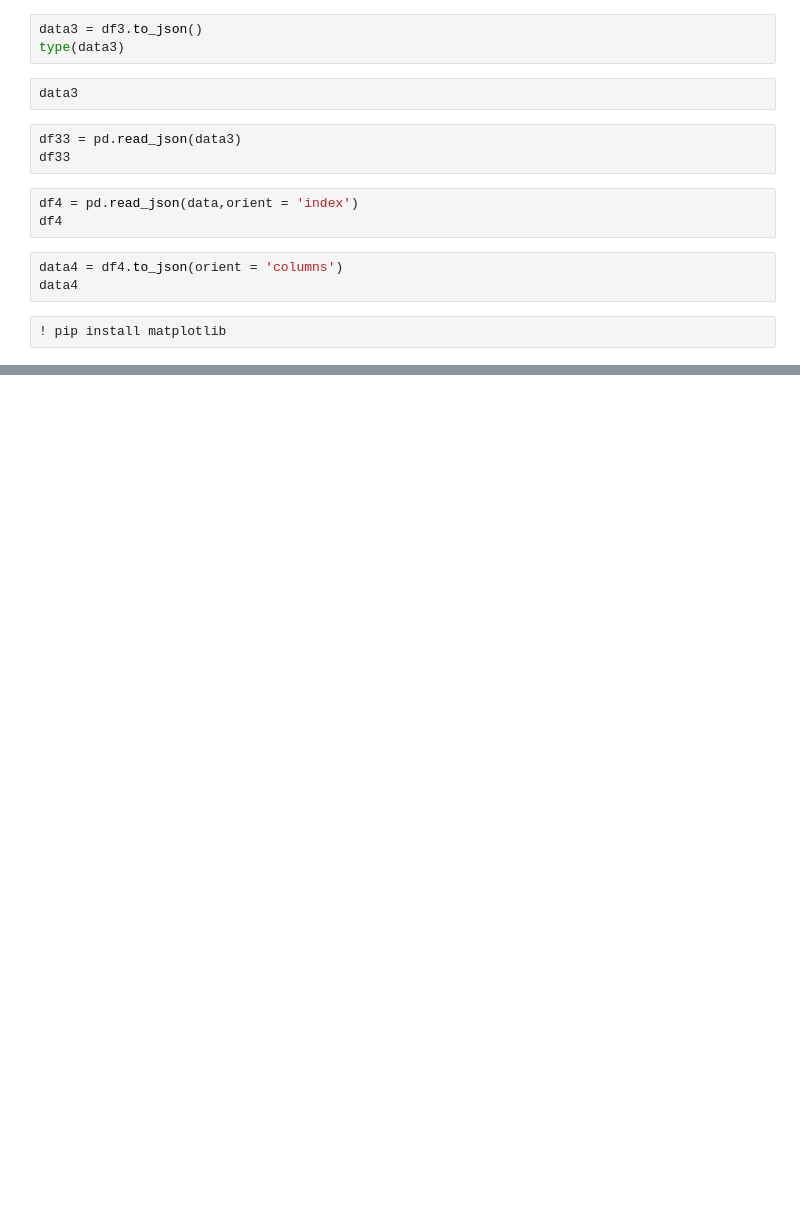
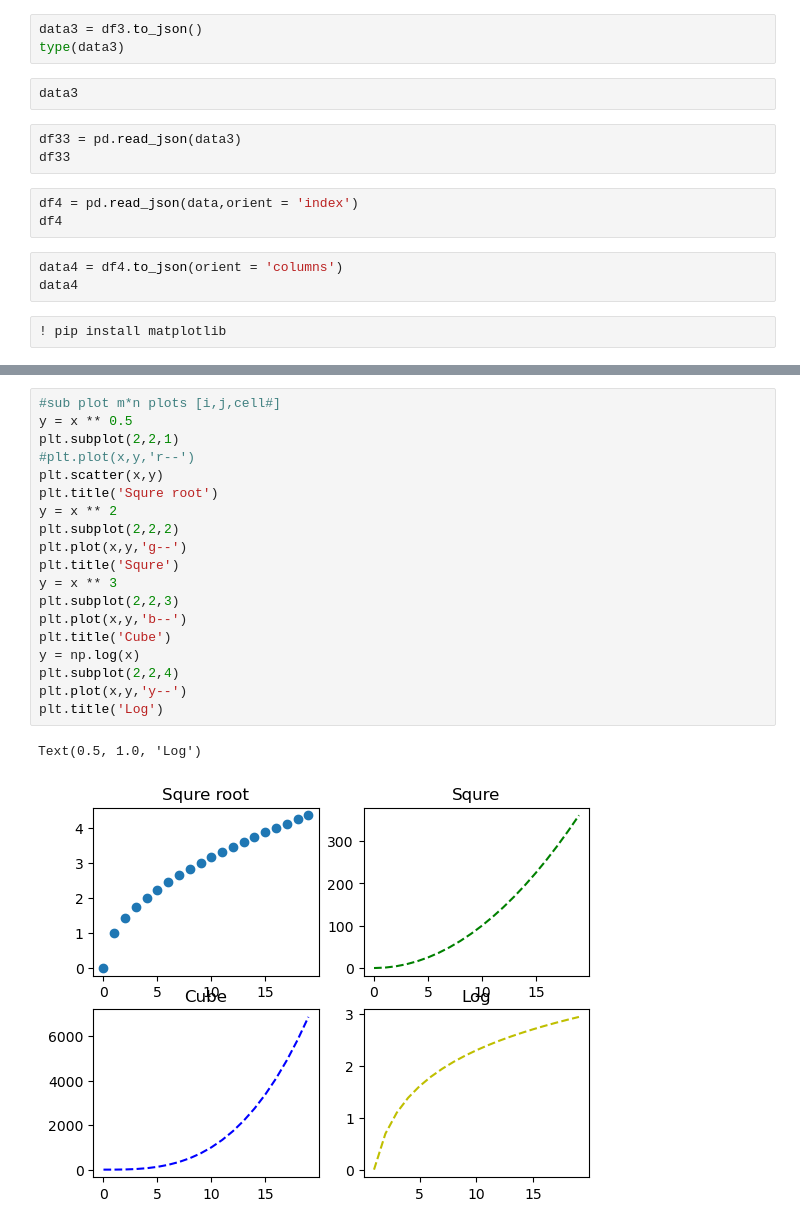
Before and after one commit to VanilaSudheer/data-analysis-playground, a Jupyter notebook: numpy.ipynb, the cells around one changed output, grey strips where cells are left out. Drawn from its saved outputs; the diff is of its cells as text; blank space fills up the shorter version.

```diff
--- a/numpy.ipynb
+++ b/numpy.ipynb
@@ -362,0 +363,22 @@ plt.plot(x,y,'r*',linestyle='dashed',linewidth = 0.5,markersize=10)
+# %%
+#sub plot m*n plots [i,j,cell#]
+y = x ** 0.5
+plt.subplot(2,2,1)
+#plt.plot(x,y,'r--')
+plt.scatter(x,y)
+plt.title('Squre root')
+y = x ** 2
+plt.subplot(2,2,2)
+plt.plot(x,y,'g--')
+plt.title('Squre')
+y = x ** 3
+plt.subplot(2,2,3)
+plt.plot(x,y,'b--')
+plt.title('Cube')
+y = np.log(x)
+plt.subplot(2,2,4)
+plt.plot(x,y,'y--')
+plt.title('Log')
+# %% [output]
+Text(0.5, 1.0, 'Log')
+[figure, added]
```
Also changed, not shown: parts of 13 cells of this notebook.
